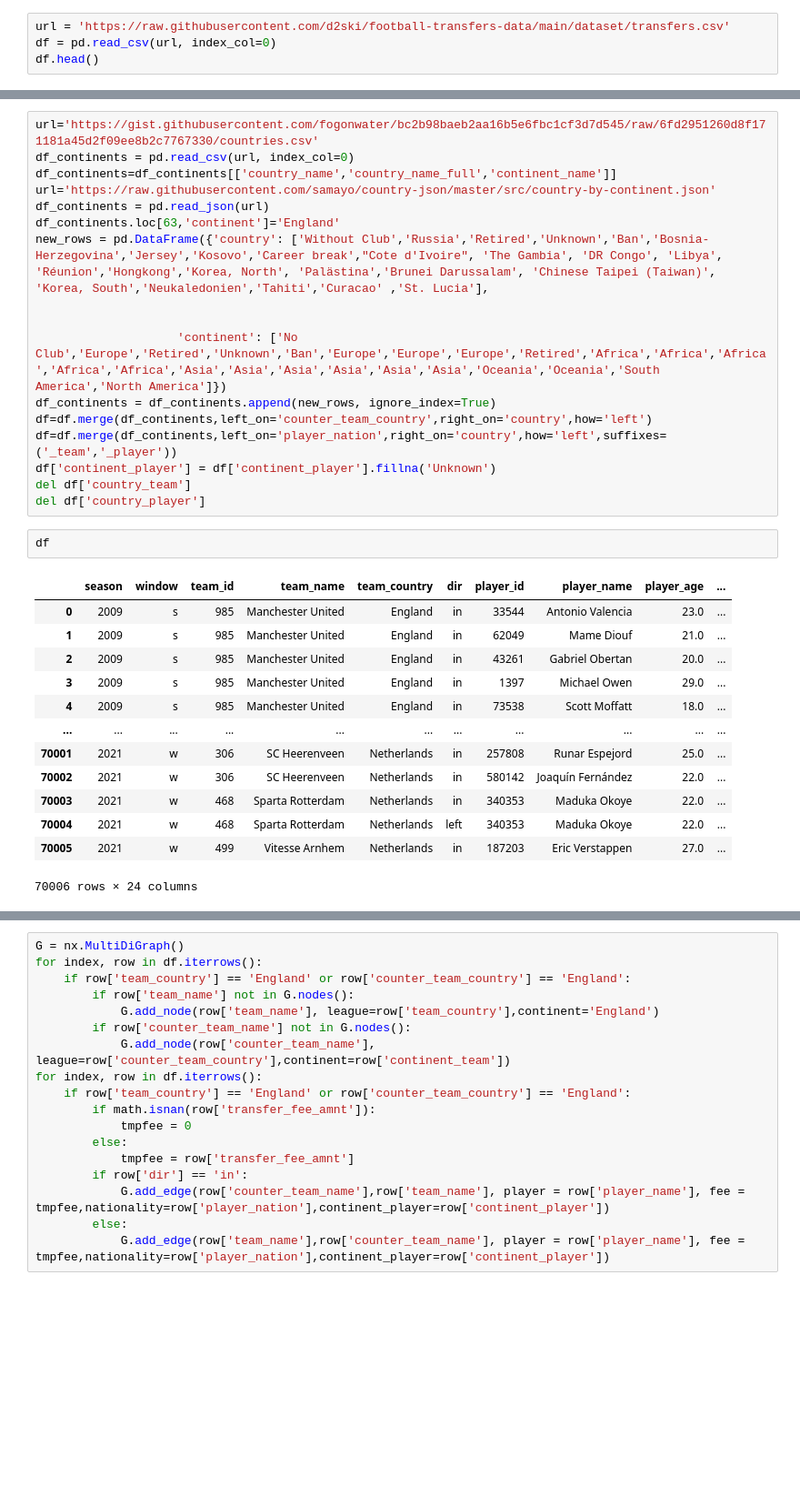
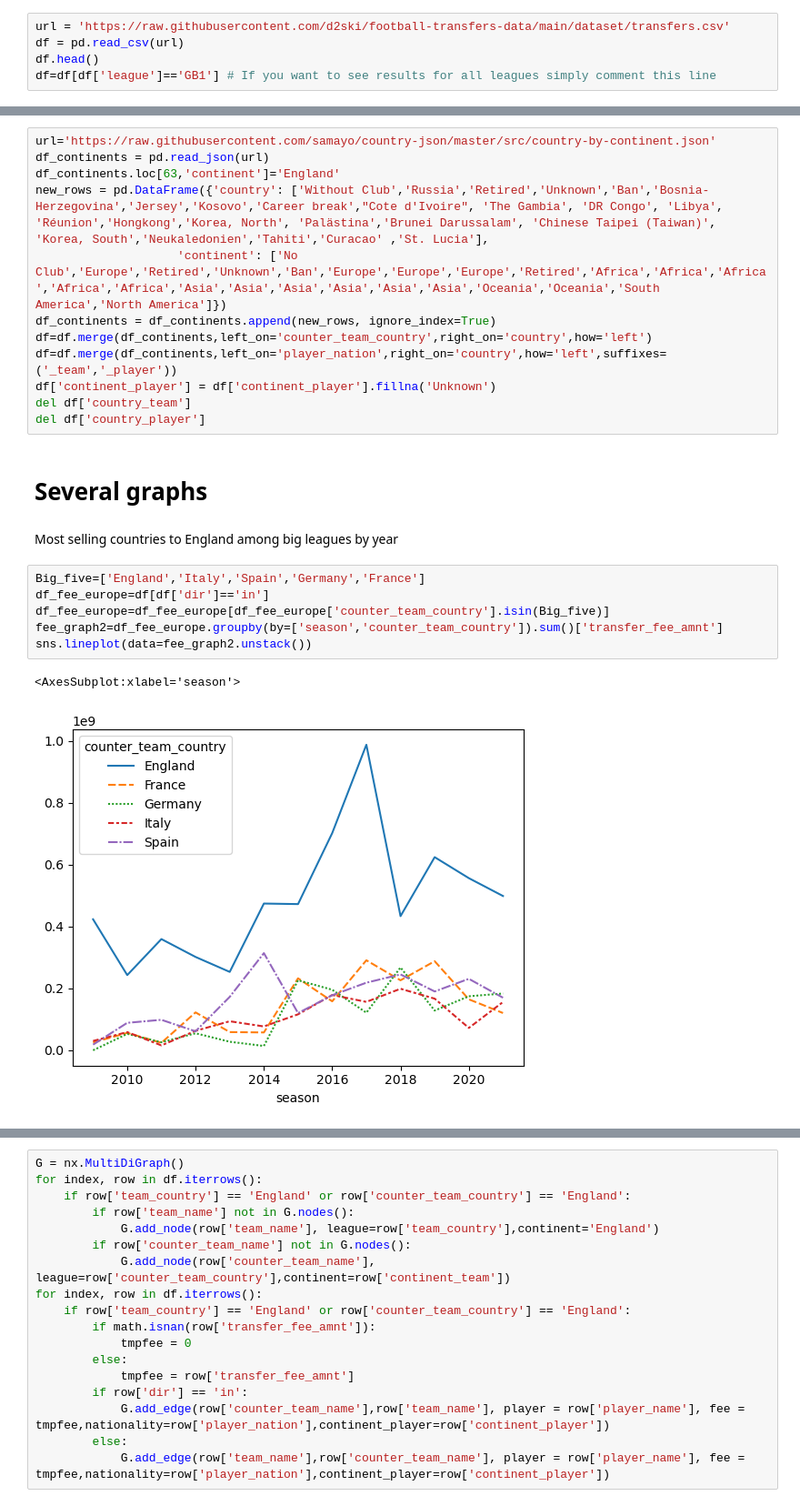
Before and after one commit to drykkur/SocGraphFinalP, a Jupyter notebook: socGraphFinalProj.ipynb, the cells around one changed output, grey strips where cells are left out. Shown at 91% size. Saved outputs shown, nothing was run; the diff lists cells and outputs as text; blank space fills up the shorter version.

Commit message:
UNZIP DF_WITH_WIKICONTENT.csv before starting. Several Graphs on fees, nationalities, age, etc.  Loading wikipages and sentiment analysis

```diff
--- a/socGraphFinalProj.ipynb
+++ b/socGraphFinalProj.ipynb
@@ -10,4 +37,5 @@ from fa2 import ForceAtlas2
 # %%
 url = 'https://raw.githubusercontent.com/d2ski/football-transfers-data/main/dataset/transfers.csv'
-df = pd.read_csv(url, index_col=0)
+df = pd.read_csv(url)
 df.head()
+df=df[df['league']=='GB1'] # If you want to see results for all leagues simply comment this line
@@ -23,13 +44,8 @@ df.head()
 # %%
-url='https://gist.githubusercontent.com/fogonwater/bc2b98baeb2aa16b5e6fbc1cf3d7d545/raw/6fd2951260d8f171181a45d2f09ee8b2c7767330/countries.csv'
-df_continents = pd.read_csv(url, index_col=0)
-df_continents=df_continents[['country_name','country_name_full','continent_name']]
 url='https://raw.githubusercontent.com/samayo/country-json/master/src/country-by-continent.json'
 df_continents = pd.read_json(url)
 df_continents.loc[63,'continent']='England'
 new_rows = pd.DataFrame({'country': ['Without Club','Russia','Retired','Unknown','Ban','Bosnia-Herzegovina','Jersey','Kosovo','Career break',"Cote d'Ivoire", 'The Gambia', 'DR Congo', 'Libya', 'Réunion','Hongkong','Korea, North', 'Palästina','Brunei Darussalam', 'Chinese Taipei (Taiwan)', 'Korea, South','Neukaledonien','Tahiti','Curacao' ,'St. Lucia'],
-
-
                     'continent': ['No Club','Europe','Retired','Unknown','Ban','Europe','Europe','Europe','Retired','Africa','Africa','Africa','Africa','Africa','Asia','Asia','Asia','Asia','Asia','Asia','Oceania','Oceania','South America','North America']})
 df_continents = df_continents.append(new_rows, ignore_index=True)
 df=df.merge(df_continents,left_on='counter_team_country',right_on='country',how='left')
@@ -37,19 +53,16 @@ df=df.merge(df_continents,left_on='player_nation',right_on='country',how='left',
 df['continent_player'] = df['continent_player'].fillna('Unknown')
 del df['country_team']
 del df['country_player']
-# %%
-df
-# %% [output]
-|  | season | window | team_id | team_name | team_country | dir | player_id | player_name | player_age | ... |
-| 0 | 2009 | s | 985 | Manchester United | England | in | 33544 | Antonio Valencia | 23.0 | ... |
-| 1 | 2009 | s | 985 | Manchester United | England | in | 62049 | Mame Diouf | 21.0 | ... |
-| 2 | 2009 | s | 985 | Manchester United | England | in | 43261 | Gabriel Obertan | 20.0 | ... |
-| 3 | 2009 | s | 985 | Manchester United | England | in | 1397 | Michael Owen | 29.0 | ... |
-| 4 | 2009 | s | 985 | Manchester United | England | in | 73538 | Scott Moffatt | 18.0 | ... |
-| ... | ... | ... | ... | ... | ... | ... | ... | ... | ... | ... |
-| 70001 | 2021 | w | 306 | SC Heerenveen | Netherlands | in | 257808 | Runar Espejord | 25.0 | ... |
-| 70002 | 2021 | w | 306 | SC Heerenveen | Netherlands | in | 580142 | Joaquín Fernández | 22.0 | ... |
-| 70003 | 2021 | w | 468 | Sparta Rotterdam | Netherlands | in | 340353 | Maduka Okoye | 22.0 | ... |
-| 70004 | 2021 | w | 468 | Sparta Rotterdam | Netherlands | left | 340353 | Maduka Okoye | 22.0 | ... |
-| 70005 | 2021 | w | 499 | Vitesse Arnhem | Netherlands | in | 187203 | Eric Verstappen | 27.0 | ... |
-70006 rows × 24 columns
+# %% [markdown]
+# Several graphs
+# %% [markdown]
+Most selling countries to England among big leagues by year
+# %%
+Big_five=['England','Italy','Spain','Germany','France']
+df_fee_europe=df[df['dir']=='in']
+df_fee_europe=df_fee_europe[df_fee_europe['counter_team_country'].isin(Big_five)]
+fee_graph2=df_fee_europe.groupby(by=['season','counter_team_country']).sum()['transfer_fee_amnt']
+sns.lineplot(data=fee_graph2.unstack())
+# %% [output]
+<AxesSubplot:xlabel='season'>
+[figure, added]
```
Also changed, not shown: parts of 26 cells of this notebook, 2 other files.
